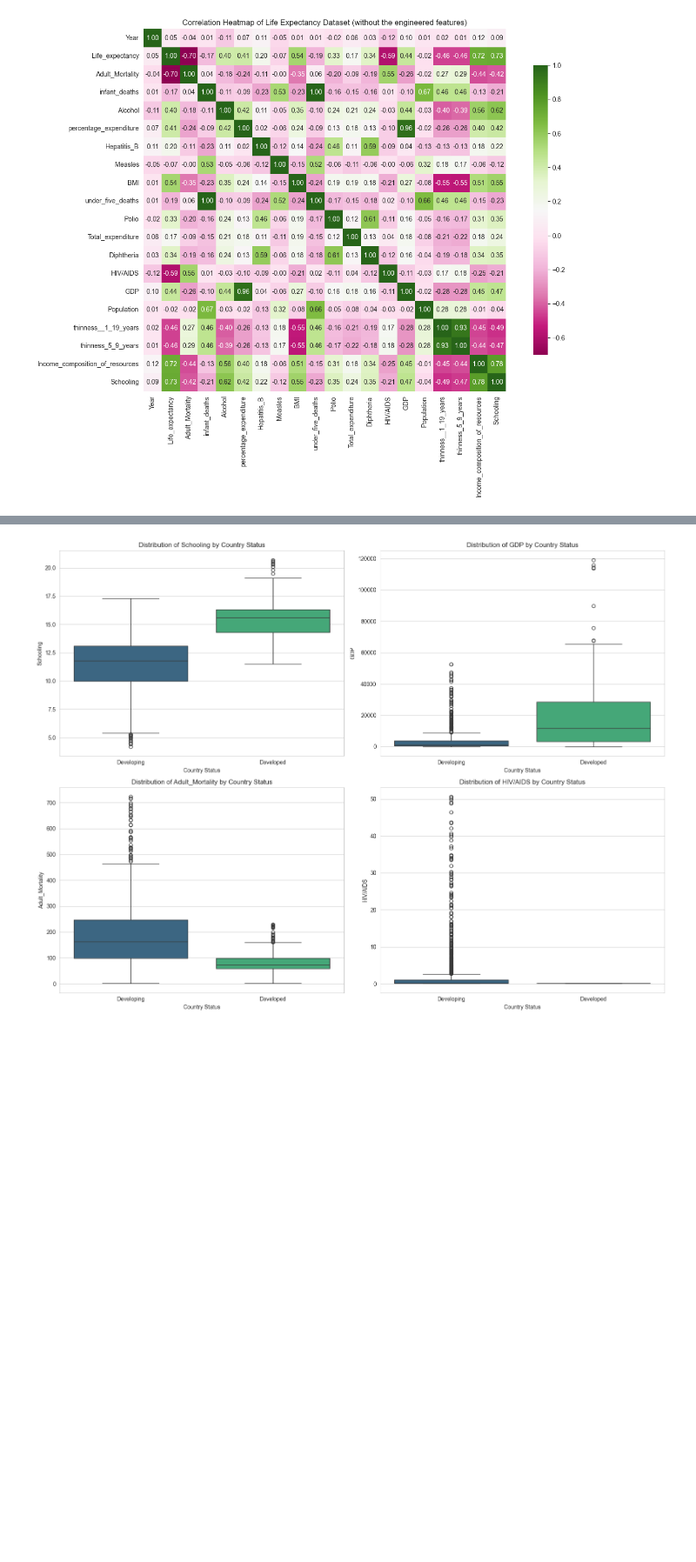
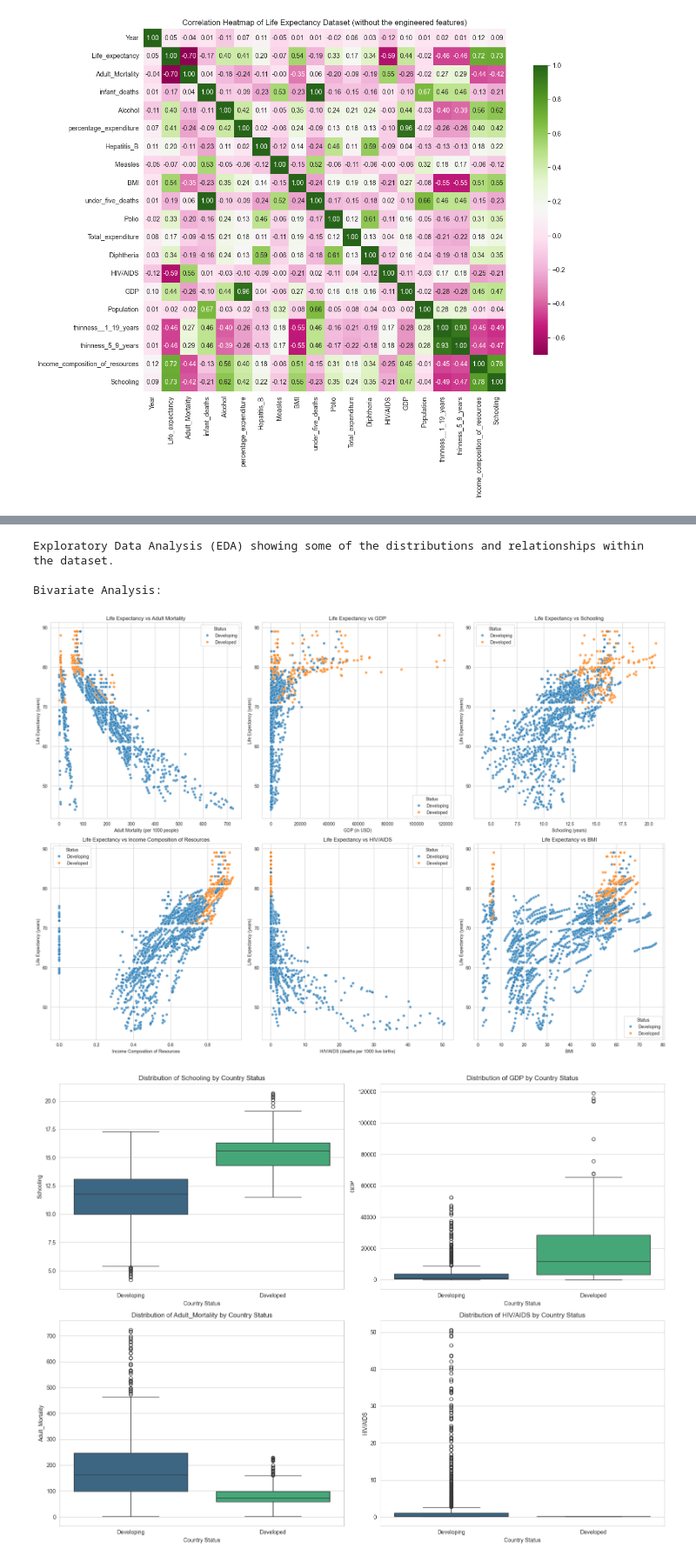
Before and after one commit to NamatovuChristineMaria123/Group-A-Day-Life-Expectancy-Recess-Project, a Jupyter notebook: Life_expectancy.Ipynb, the cells around one changed output, grey strips where cells are left out. Shown at 87% size. Drawn from its saved outputs; the diff is of its cells as text; code cells hidden in the pictures; blank space fills up the shorter version.

```diff
--- a/Life_expectancy.Ipynb
+++ b/Life_expectancy.Ipynb
@@ -333,3 +319,76 @@ plt.show()
+# %%
+# EXPLORATORY DATA ANALYSIS (EDA) AND BIVARIATE ANALYSIS
+# --- Multivariate Analysis ---
+print("\nExploratory Data Analysis (EDA) showing some of the distributions and relationships within the dataset.")
+print("\nBivariate Analysis:")
+import matplotlib.pyplot as plt
+import seaborn as sns
+import os
+
+df = new_data_set.copy()
+
+# Ensuring column names are stripped of whitespace
+df.columns = df.columns.str.strip()
+
+# Setting visual style
+sns.set_style("whitegrid")
+
+# Create the 'images' directory if it does not exist
+output_dir = "images"
+if not os.path.exists(output_dir):
+    os.makedirs(output_dir)
+
+# Creating a 2x3 subplot figure for 6 plots
+fig, axes = plt.subplots(nrows=2, ncols=3, figsize=(20, 14)) # Adjusted for more plots
+axes = axes.flatten()
+
+#Life Expectancy vs Adult Mortality
+sns.scatterplot(x='Adult_Mortality', y='Life_expectancy', hue='Status', data=df, ax=axes[0], alpha=0.7)
+axes[0].set_title("Life Expectancy vs Adult Mortality")
+axes[0].set_xlabel("Adult Mortality (per 1000 people)")
+axes[0].set_ylabel("Life Expectancy (years)")
+
+# Life Expectancy vs GDP
+sns.scatterplot(x='GDP', y='Life_expectancy', hue='Status', data=df, ax=axes[1], alpha=0.7)
+axes[1].set_title("Life Expectancy vs GDP")
+axes[1].set_xlabel("GDP (in USD)")
+axes[1].set_ylabel("Life Expectancy (years)")
+
+#Life Expectancy vs Schooling
+sns.scatterplot(x='Schooling', y='Life_expectancy', hue='Status', data=df, ax=axes[2], alpha=0.7)
+axes[2].set_title("Life Expectancy vs Schooling")
+axes[2].set_xlabel("Schooling (years)")
+axes[2].set_ylabel("Life Expectancy (years)")
+
+#Life Expectancy vs Income composition of resources
+sns.scatterplot(x='Income_composition_of_resources', y='Life_expectancy', hue='Status', data=df, ax=axes[3], alpha=0.7)
+axes[3].set_title("Life Expectancy vs Income Composition of Resources")
+axes[3].set_xlabel("Income Composition of Resources")
+axes[3].set_ylabel("Life Expectancy (years)")
+
+#Life Expectancy vs HIV/AIDS
+sns.scatterplot(x='HIV/AIDS', y='Life_expectancy', hue='Status', data=df, ax=axes[4], alpha=0.7)
+axes[4].set_title("Life Expectancy vs HIV/AIDS")
+axes[4].set_xlabel("HIV/AIDS (deaths per 1000 live births)")
+axes[4].set_ylabel("Life Expectancy (years)")
+
+# Life Expectancy vs BMI
+sns.scatterplot(x='BMI', y='Life_expectancy', hue='Status', data=df, ax=axes[5], alpha=0.7)
+axes[5].set_title("Life Expectancy vs BMI")
+axes[5].set_xlabel("BMI")
+axes[5].set_ylabel("Life Expectancy (years)")
+
+# Adjusting layout
+plt.tight_layout()
+
+# Saving the figure
+plt.savefig("images/life_expectancy_bivariate_relationships.png")
+plt.show()
+# %% [output]
+Exploratory Data Analysis (EDA) showing some of the distributions and relationships within the dataset.
+
+Bivariate Analysis:
+[figure, added]
 # %%
 # Key Indicators Distribution by Country Status
 import matplotlib.pyplot as plt
```
Also changed, not shown: parts of 11 cells of this notebook, 11 other files.
